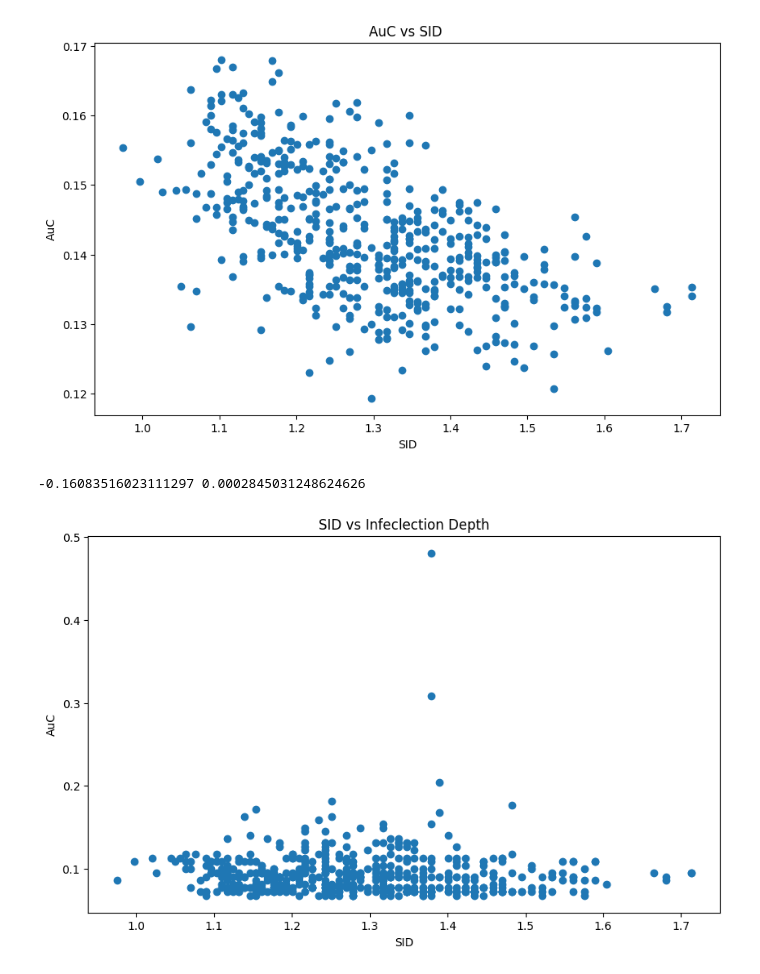
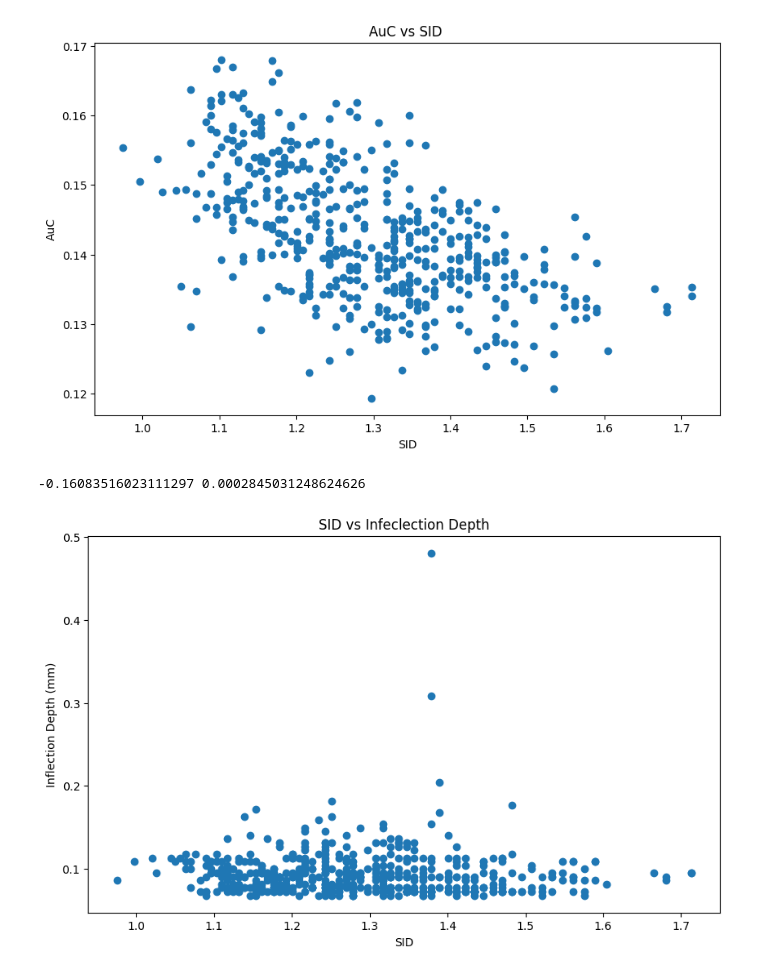
Before and after one commit to alejjara1/MeS_Vivosight, a Jupyter notebook: code/spearmans.ipynb, the cells around one changed output. Saved outputs shown, nothing was run; the diff lists cells and outputs as text; code cells hidden in the pictures.

```diff
--- a/code/spearmans.ipynb
+++ b/code/spearmans.ipynb
@@ -81,16 +63,16 @@ print(res.statistic, res.pvalue)
 # %%
 plt.figure(figsize=(10, 6))
 plt.scatter(sid, inflection_depths)
 # plt.scatter(a,b)
 plt.title('SID vs Infeclection Depth')
 plt.xlabel('SID')
-plt.ylabel('AuC')
+plt.ylabel('Inflection Depth (mm)')
 
 res = stats.spearmanr(sid, inflection_depths)
 print(res.statistic, res.pvalue)
 # %% [output]
 -0.16083516023111297 0.0002845031248624626
-[figure, old version]
+[figure, new version]
 # %%
 plt.figure(figsize=(10, 6))
 plt.scatter(AuC, inflection_depths)
```
Also changed, not shown: parts of 2 cells of this notebook, 3 other files.
